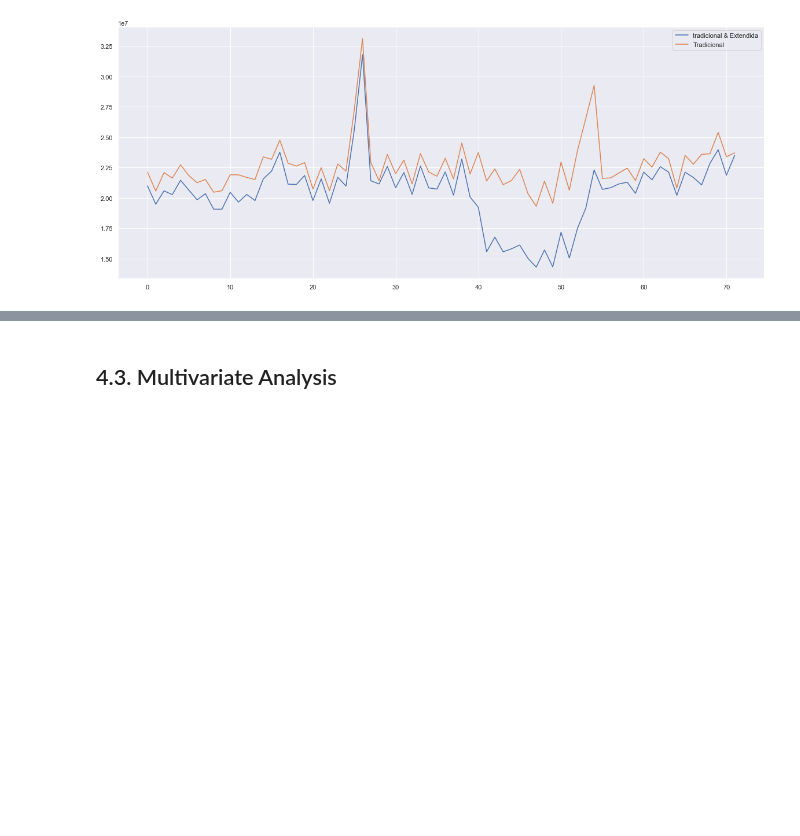
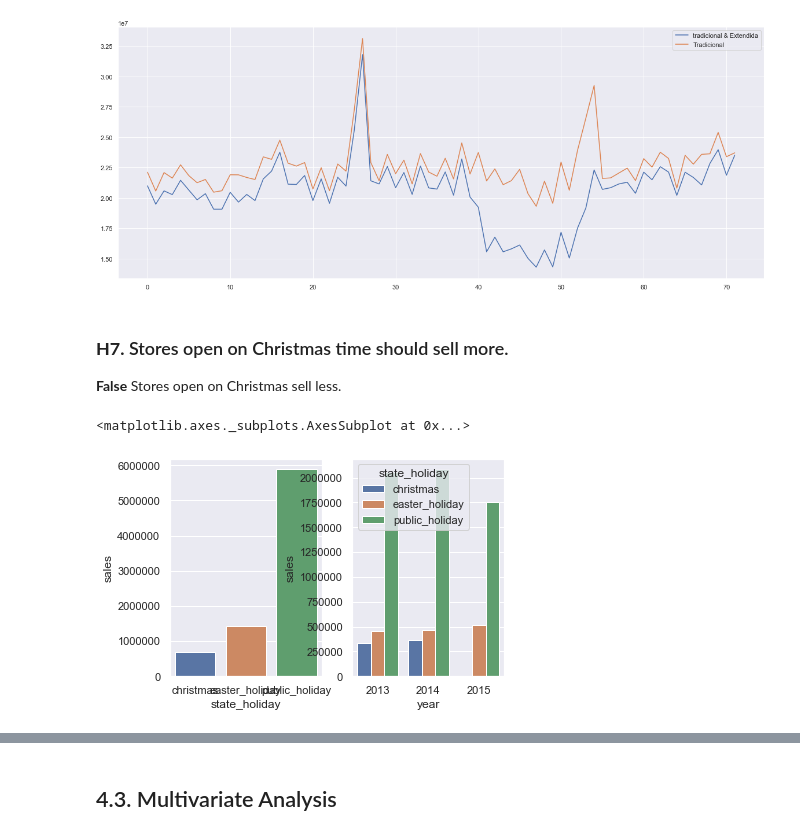
Before and after one commit to bruno-san/DataScience-Em-Producao, a Jupyter notebook: m04_v01_store_sales_prediction.ipynb, the cells around one changed output, grey strips where cells are left out. Saved outputs shown, nothing was run; the diff lists cells and outputs as text; code cells hidden in the pictures; blank space fills up the shorter version.

```diff
--- a/m04_v01_store_sales_prediction.ipynb
+++ b/m04_v01_store_sales_prediction.ipynb
@@ -699,3 +699,25 @@ ax.legend( labels=['tradicional & Extendida', 'Tradicional'])
 # %% [output]
 <matplotlib.legend.Legend at 0x...>
 [figure]
+# %% [markdown]
+### **H7.** Stores open on Christmas time should sell more.
+**False** Stores open on Christmas sell less.
+# %%
+# filter state_holiday without 'regular_day'
+aux = df4[df4['state_holiday'] != 'regular_day']
+
+# set up subplot
+plt.subplot( 1, 2, 1)
+# sum of sales by state_holiday
+aux7_1 = aux[['state_holiday', 'sales']].groupby( 'state_holiday' ).sum().reset_index()
+sns.barplot( x='state_holiday', y='sales', data=aux7_1);
+
+
+# set up subplot
+plt.subplot( 1, 2, 2)
+# sum of sales by state_holiday and year
+aux7_2 = aux[['year', 'state_holiday', 'sales']].groupby( ['year', 'state_holiday']).sum().reset_index()
+sns.barplot( x='year', y='sales', hue='state_holiday', data=aux7_2)
+# %% [output]
+<matplotlib.axes._subplots.AxesSubplot at 0x...>
+[figure, added]
```
Also changed, not shown: parts of 11 cells of this notebook.
